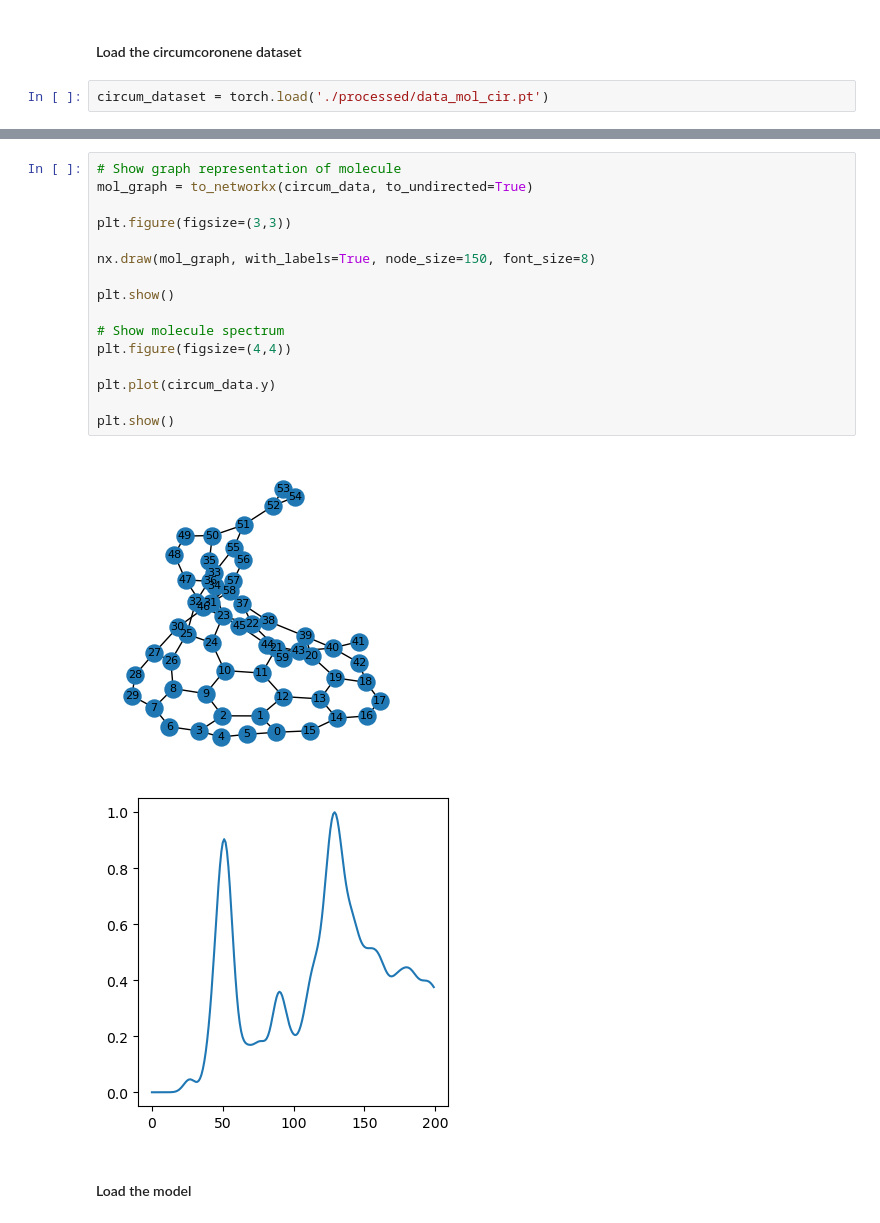
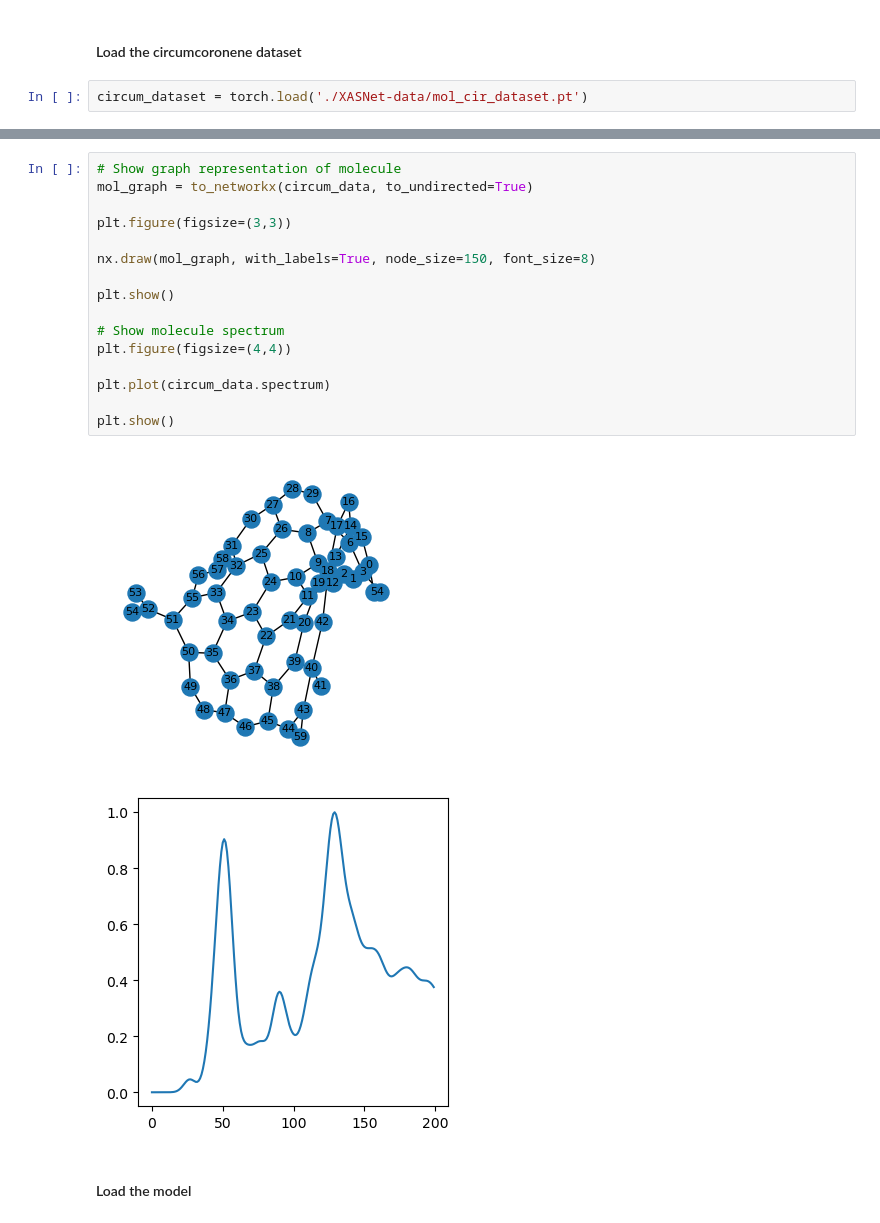
Before and after one commit to sam-j-hall/GO_molecule_GNN, a Jupyter notebook: ML_predict_mol.ipynb, the cells around one changed output, grey strips where cells are left out. Cells and saved outputs as stored; diff of their text form.

```diff
--- a/ML_predict_mol.ipynb
+++ b/ML_predict_mol.ipynb
@@ -208,7 +214,7 @@ show(p)
 # %% [markdown]
 #### Load the circumcoronene dataset
 # %%
-circum_dataset = torch.load('./processed/data_mol_cir.pt')
+circum_dataset = torch.load('./XASNet-data/mol_cir_dataset.pt')
 # %%
 # Show details of the dataset
 print(circum_dataset)
@@ -252,21 +258,21 @@ mol
 # %%
 # Show graph representation of molecule
 mol_graph = to_networkx(circum_data, to_undirected=True)
 
 plt.figure(figsize=(3,3))
 
 nx.draw(mol_graph, with_labels=True, node_size=150, font_size=8)
 
 plt.show()
 
 # Show molecule spectrum
 plt.figure(figsize=(4,4))
 
-plt.plot(circum_data.y)
+plt.plot(circum_data.spectrum)
 
 plt.show()
 # %% [output]
-[figure, old version]
+[figure, new version]
 [figure]
 # %% [markdown]
 #### Load the model
```
Also changed, not shown: parts of 7 cells of this notebook, 1 other file.
